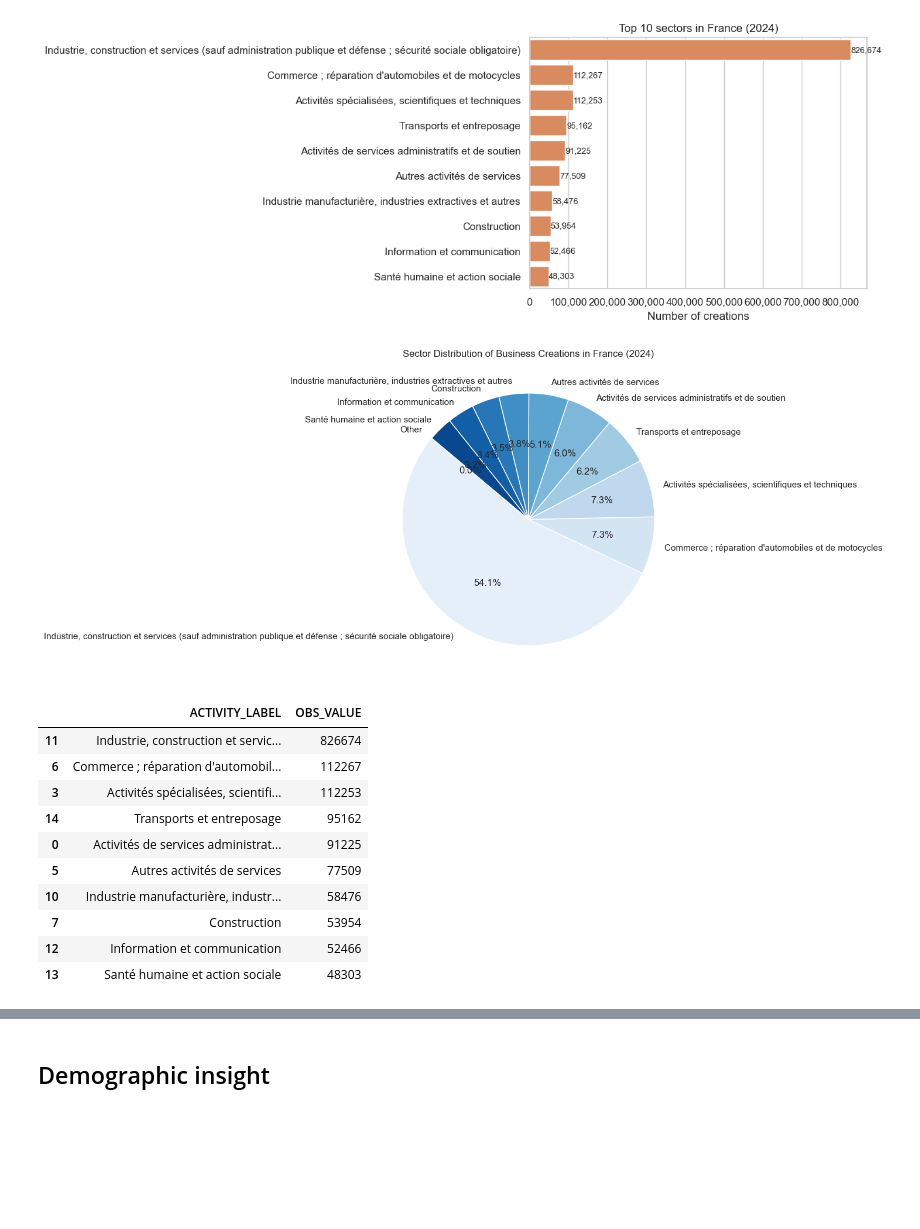
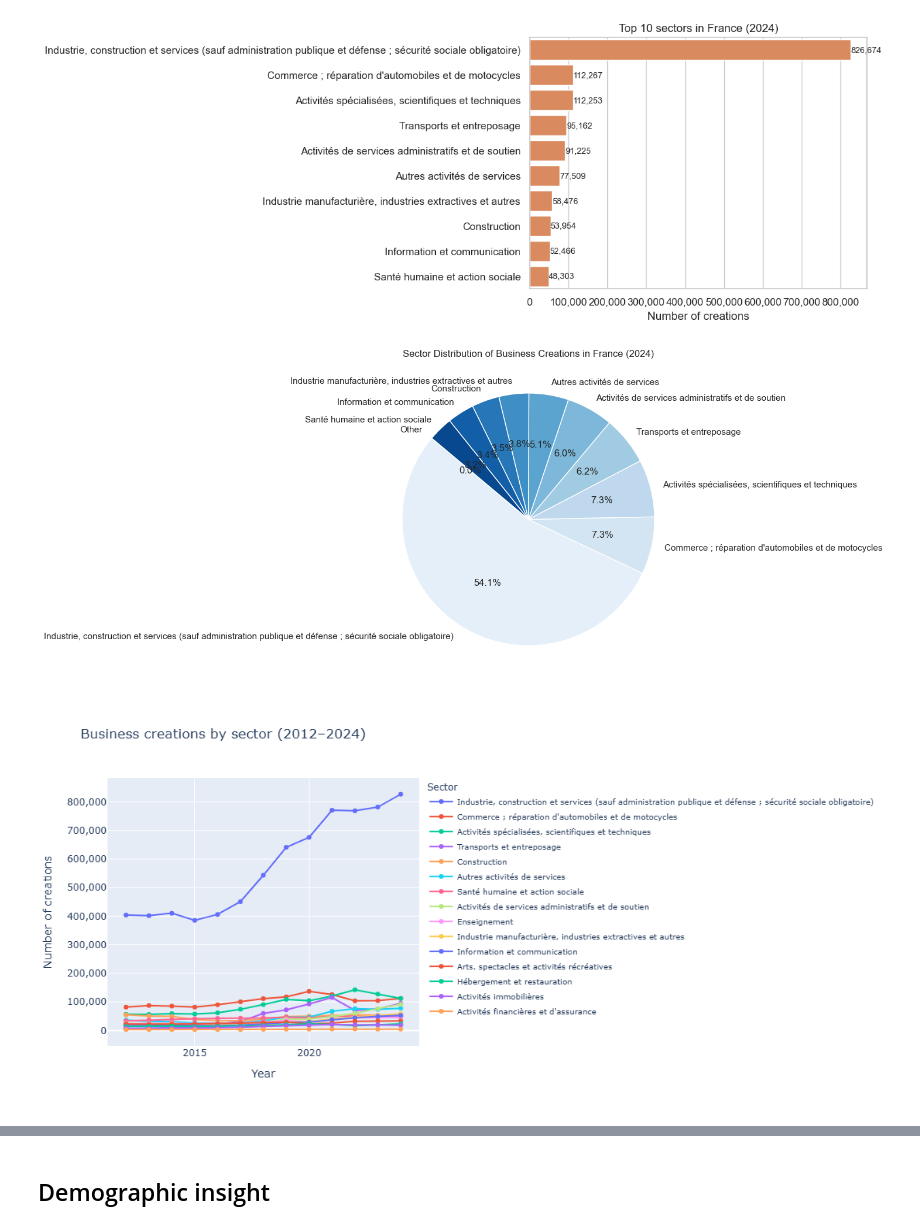
Before and after one commit to GabyRkt/EDA_Business_creation_in_France, a Jupyter notebook: EDA_project.ipynb, the cells around one changed output, grey strips where cells are left out. Saved outputs shown, nothing was run; the diff lists cells and outputs as text; code cells hidden in the pictures; blank space fills up the shorter version.

```diff
--- a/EDA_project.ipynb
+++ b/EDA_project.ipynb
@@ -273 +276,9 @@ This sustained increase could indicate a **shift toward more flexible, independe
+# %%
+# Focus on cleaned data
+data = data.copy()
+
+filter_france = data["GEO_OBJECT"] == "FRANCE"
+age_total = data["AGE"] == "_T"
+sex_total = data["SEX"] == "_T"
+legal_form_total = data["LEGAL_FORM"] == "_T"
 # %%
@@ -403,18 +416,51 @@ plt.pie(
 plt.title(f"Sector Distribution of Business Creations in France ({latest_year})")
 
 plt.show()
-
-top_sectors
 # %% [output]
 [figure]
-|  | ACTIVITY_LABEL | OBS_VALUE |
-| 11 | Industrie, construction et servic... | 826674 |
-| 6 | Commerce ; réparation d'automobil... | 112267 |
-| 3 | Activités spécialisées, scientifi... | 112253 |
-| 14 | Transports et entreposage | 95162 |
-| 0 | Activités de services administrat... | 91225 |
-| 5 | Autres activités de services | 77509 |
-| 10 | Industrie manufacturière, industr... | 58476 |
-| 7 | Construction | 53954 |
-| 12 | Information et communication | 52466 |
-| 13 | Santé humaine et action sociale | 48303 |
+# %%
+sector_data_trend = data[
+    filter_france
+    & age_total
+    & sex_total
+    & legal_form_total
+]
+
+sector_trend = (sector_data_trend.groupby(["TIME_PERIOD", "ACTIVITY_LABEL"], as_index=False)["OBS_VALUE"].sum())
+
+# order for the legend
+order = (
+    sector_trend.groupby("ACTIVITY_LABEL")["OBS_VALUE"]
+    .sum()
+    .sort_values(ascending=False)
+    .index
+)
+
+# plot line graph
+fig = px.line(
+    sector_trend,
+    x="TIME_PERIOD",
+    y="OBS_VALUE",
+    color="ACTIVITY_LABEL",
+    markers=True,
+    title="Business creations by sector (2012–2024)",
+    category_orders={"ACTIVITY_LABEL": list(order)}
+)
+
+fig.update_yaxes(tickformat=",")
+
+fig.update_layout(
+    width=1200,
+    height=500,
+    xaxis_title="Year",
+    yaxis_title="Number of creations",
+    legend=dict(
+        title="Sector",
+        font=dict(size=10),
+        x=1.02, y=1
+    )
+)
+
+fig.show()
+# %% [output]
+[figure, added]
```
Also changed, not shown: parts of 26 cells of this notebook, 1 other file.
